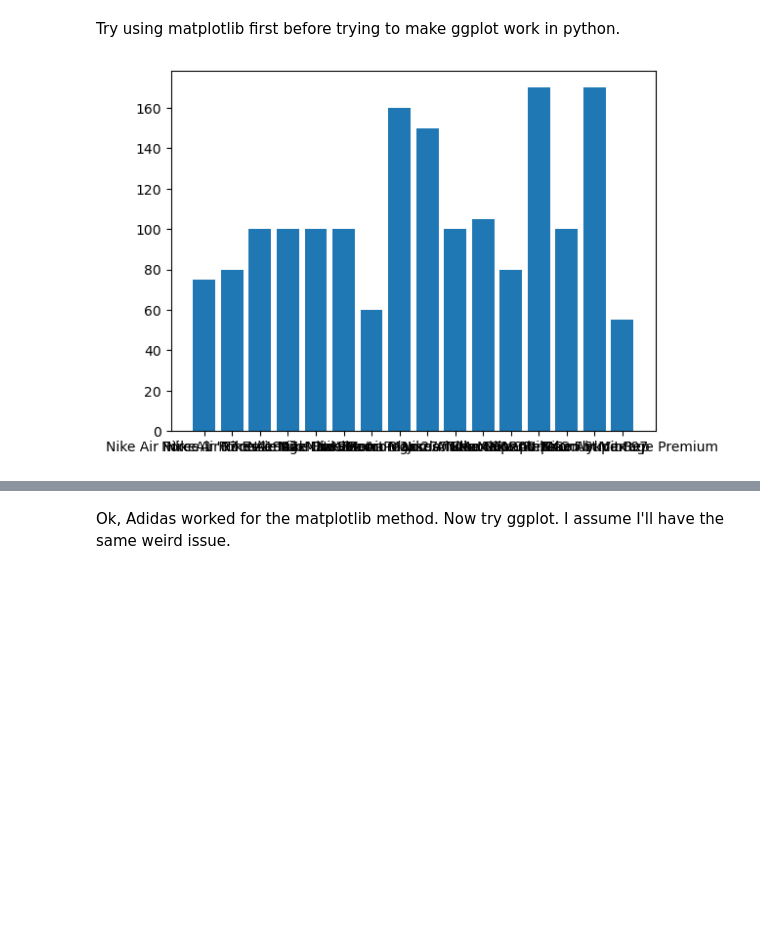
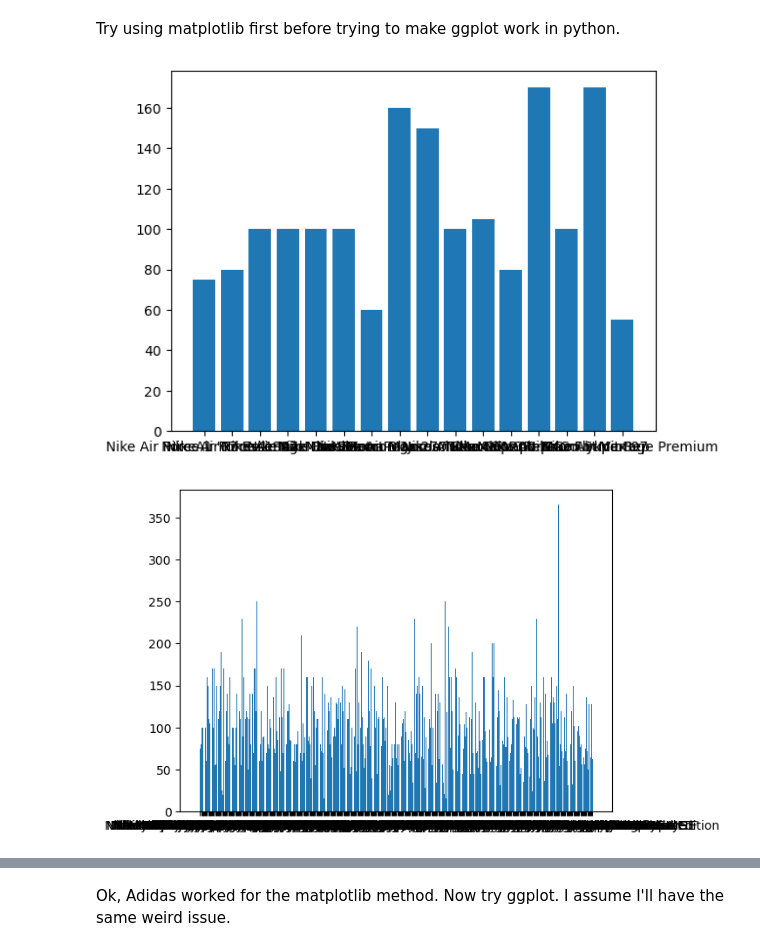
Before and after one commit to chancemusky/Python_practice, a Jupyter notebook: ShoesDataVis_2023.ipynb, the cells around one changed output, grey strips where cells are left out. Drawn from its saved outputs; the diff is of its cells as text; code cells hidden in the pictures; blank space fills up the shorter version.

```diff
--- a/ShoesDataVis_2023.ipynb
+++ b/ShoesDataVis_2023.ipynb
@@ -43,11 +43,17 @@ Try using matplotlib first before trying to make ggplot work in python.
 # %%
 #name = df['car'].head(12)
 #price = df['price'].head(12)
 #plt.bar(name[0:10], price[0:10])
 
-ProductName = df_nike['Product Name'].head(20)
-Price = df_nike['Sale Price'].head(20)
+ProductName = df_nike['ProductName'].head(20)
+Price = df_nike['SalePrice'].head(20)
 plt.bar(ProductName, Price)
 plt.show()
+
+ProductName = df_nike['ProductName']
+Price = df_nike['SalePrice']
+plt.bar(ProductName, Price)
+plt.show()
 # %% [output]
 [figure]
+[figure, added]
```
Also changed, not shown: parts of 13 cells of this notebook.
